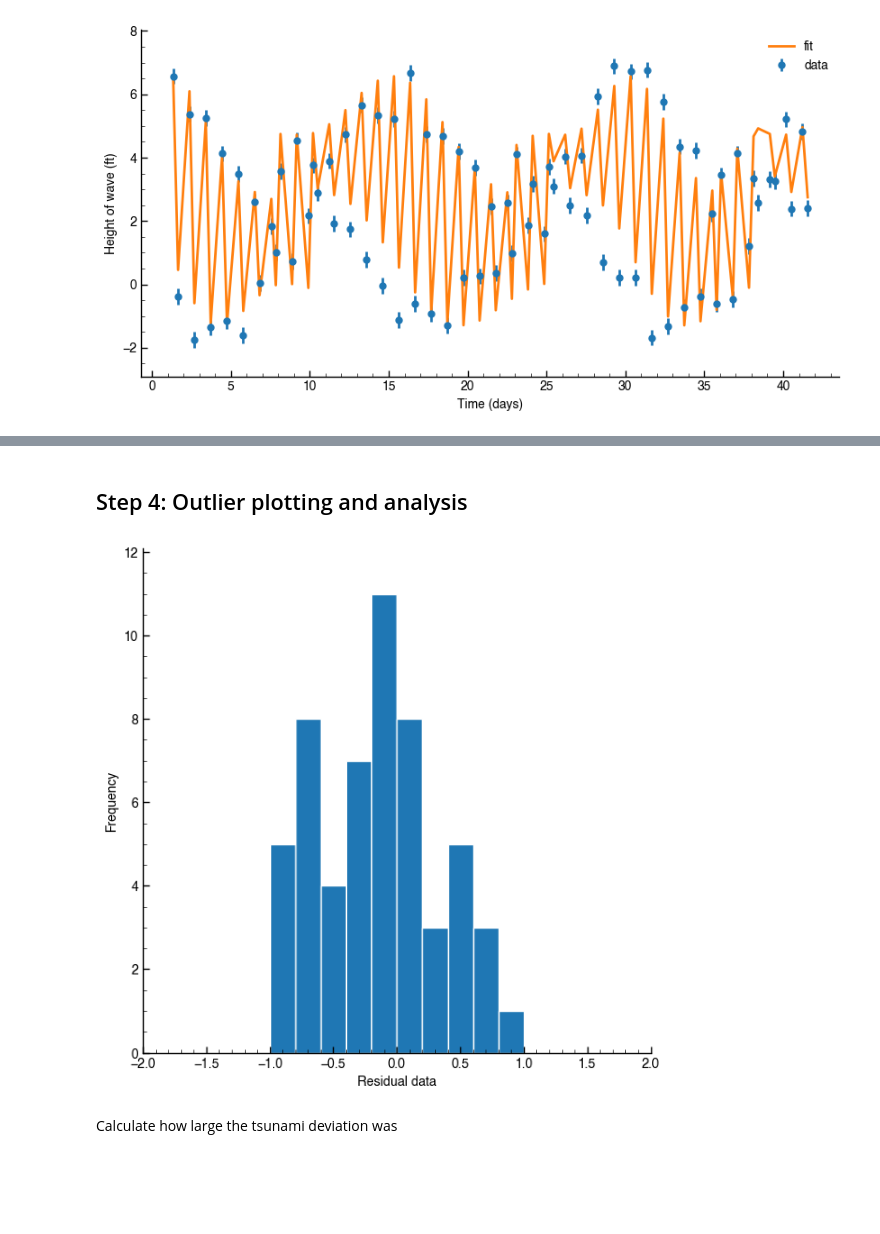
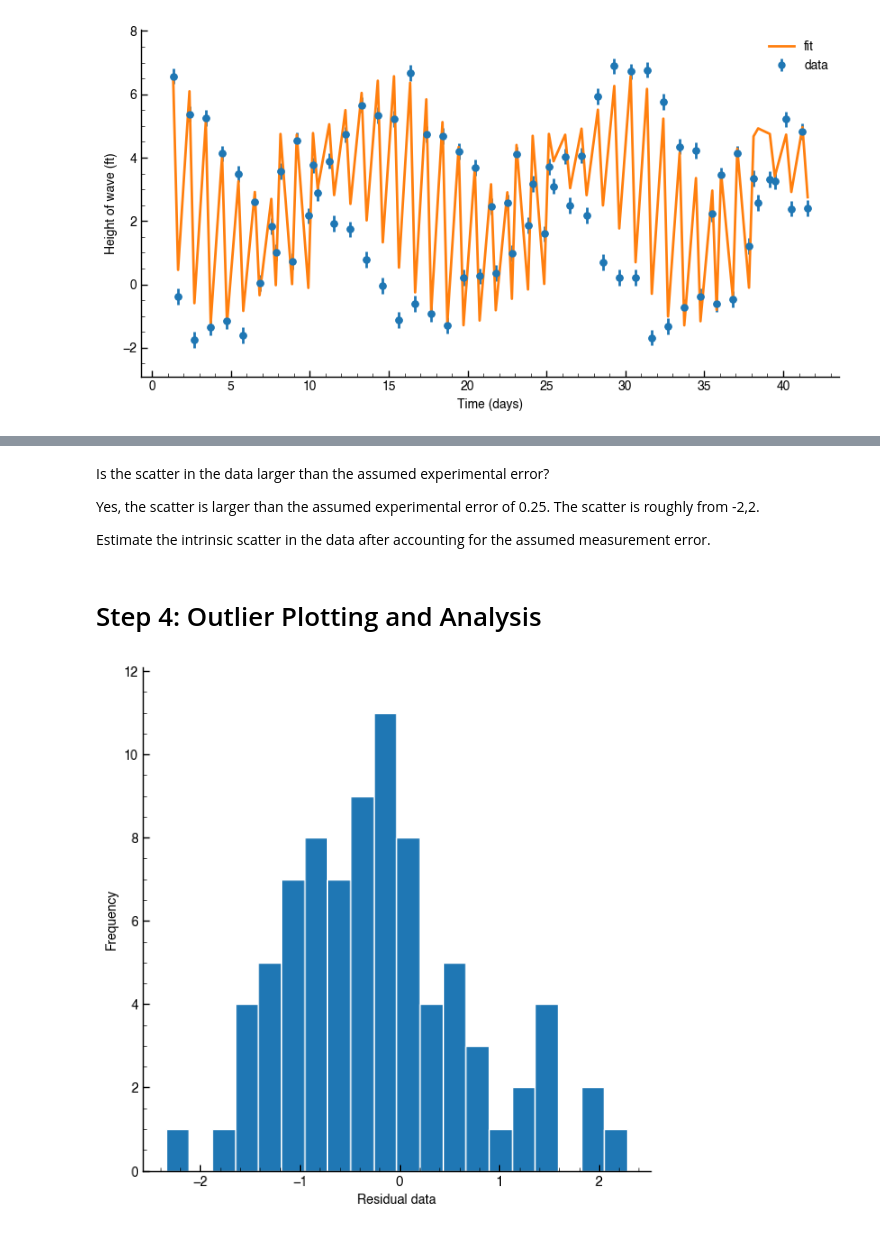
Before and after one commit to kingkap4/ASTR-19-Project, a Jupyter notebook: Project.ipynb, the cells around one changed output, grey strips where cells are left out. Drawn from its saved outputs; the diff is of its cells as text; code cells hidden in the pictures; blank space fills up the shorter version.

```diff
--- a/Project.ipynb
+++ b/Project.ipynb
@@ -13,2 +8,0 @@ import matplotlib style guide
-# %%
-plt.style.use("Downloads/astr19_matplotlib_defaults.txt")
@@ -25,9 +38,10 @@ convert data & make a scatter plot
 # %%
-#create empty lists for x and y variables
+#open the file with numpy loadtxt
+test_data = np.loadtxt(fname, dtype={'names': ('day', 'time', 'height'),'formats': ('i4', 'S5', 'f4')})
+
+#format time to be in days then put the x and y values into two separate arrays
 result_x = []
 result_y = []
-
-#format time to be in days then put the x and y values into two separate arrays
 for item in test_data:
     day = item [0]
     time = item [1].decode()
@@ -41,17 +55,18 @@ for item in test_data:
     y = height
     result_x.append(x)
     result_y.append(y)
-    plt.scatter(x,y)
+    #plt.scatter(x,y)
 
-#converting result lists into arrays
 result_x = np.asarray(result_x)
 result_y = np.asarray(result_y)
 
-
-#create a figure and plot the points
+#format and create a errorbar plot of the data
+plt.style.use("astr19_matplotlib_defaults.txt")
 fig = plt.figure(figsize=(10,5))
 ax = plt.subplot
 plt.xlabel('Time (days)')
 plt.ylabel('Height of wave (ft)')
 plt.errorbar(result_x, result_y, yerr= 0.25, fmt='o', label='data')
+
+plt.show()
 # %% [output]
@@ -63,9 +76,9 @@ plt.errorbar(result_x, result_y, yerr= 0.25, fmt='o', label='data')
 # %%
 #define the function to fit
-def f_line(x, a, b, c,d,e,f):
+def f_line(x, a, b, c, d, e, f):
     return (a * np.sin(((2*np.pi)/1)*x + b+6)) + (1*c * np.sin(((2*np.pi)/0.2)*x + d+6)) * (e * np.sin(((2*np.pi)/0.5)*x + f))
 
-#perform the fit using scipy optimize
+#perform the fit
 params, params_cov = optimize.curve_fit(f_line, result_x, result_y, p0=[3, 0.5, 1, 1, 1, 1,])
 
 a_fit = params[0]
@@ -75,20 +88,23 @@ d_fit = params[3]
 e_fit = params[4]
 f_fit = params[5]
 
-
 y_fit = (a_fit * np.sin(((np.pi)/0.5)*result_x + b_fit)+2) + (c_fit * np.cos(((2*np.pi)/0.5)*result_x + d_fit)) * (e_fit * np.sin(((2*np.pi)/0.5)*result_x + f_fit))
 
 
-#plot the fit on the figure
-f = plt.figure(figsize=(10,5))
+#plot the fit on the same graph
+plt.style.use("astr19_matplotlib_defaults.txt")
+fig = plt.figure(figsize=(10,5))
+ax = plt.subplot
 plt.xlabel('Time (days)')
 plt.ylabel('Height of wave (ft)')
-plt.errorbar(result_x, result_y, yerr=0.25, fmt='o', label='data')
+plt.scatter(result_x, result_y)
+plt.errorbar(result_x, result_y, yerr= 0.25, fmt='o', label='data')
 plt.plot(result_x, y_fit, label='fit')
 plt.legend(loc=0, frameon=False)
 
-#save the figure as a PDF
-plt.savefig('tidal-project-figure.pdf', bbox_inches='tight', dpi=600, facecolor='white')
+plt.savefig('project-figure.pdf', bbox_inches='tight', dpi=600)
+
+plt.show()
 # %% [output]
 [figure]
 # %% [markdown]
@@ -132,19 +154,20 @@ plt.savefig('residuals-histogram.pdf', bbox_inches='tight', dpi=400)
+# %% [markdown]
+Is the scatter in the data larger than the assumed experimental error?
+
+Yes, the scatter is larger than the assumed experimental error of 0.25. The scatter is roughly from -2,2.
+
+Estimate the intrinsic scatter in the data after accounting for the assumed measurement error.
 # %% [markdown]
-## Step 4: Outlier plotting and analysis
+# Step 4: Outlier Plotting and Analysis
 # %%
 #Add the outlier to the data in an array
 outlier_data = np.append([residuals], [2])
 
 #plot a histogram with the new data
 plt.figure(figsize=(7, 7))
-plt.hist(outlier_data, bins=10, range=(-1,1), edgecolor='white')
-plt.xlim([-2,2])
+plt.hist(outlier_data, bins=20, edgecolor='white', label = "outlier histogram")
 plt.xlabel('Residual data')
 plt.ylabel('Frequency')
 plt.show()
-
-#where is the outlier?
 # %% [output]
-[figure, old version]
+[figure, new version]
-# %% [markdown]
-Calculate how large the tsunami deviation was
```
Also changed, not shown: parts of 20 cells of this notebook.
